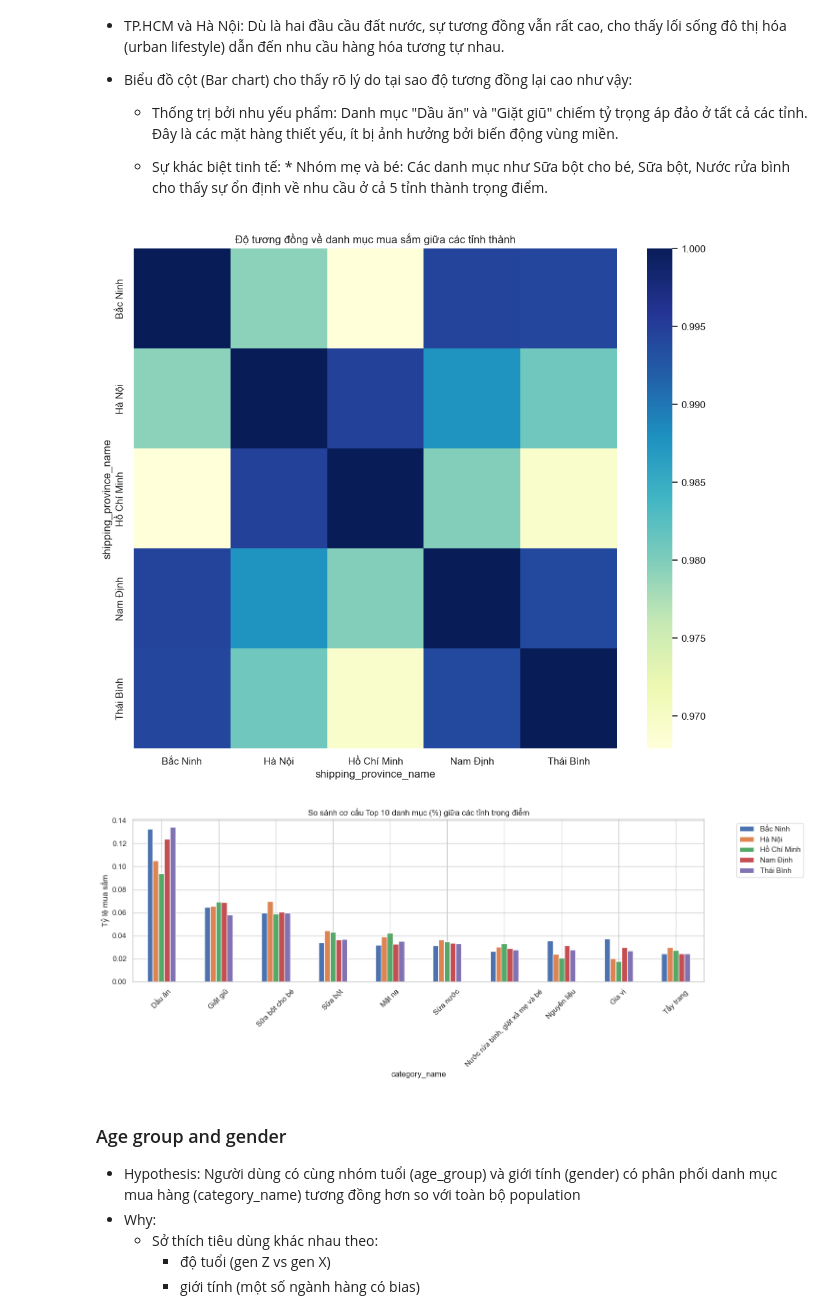
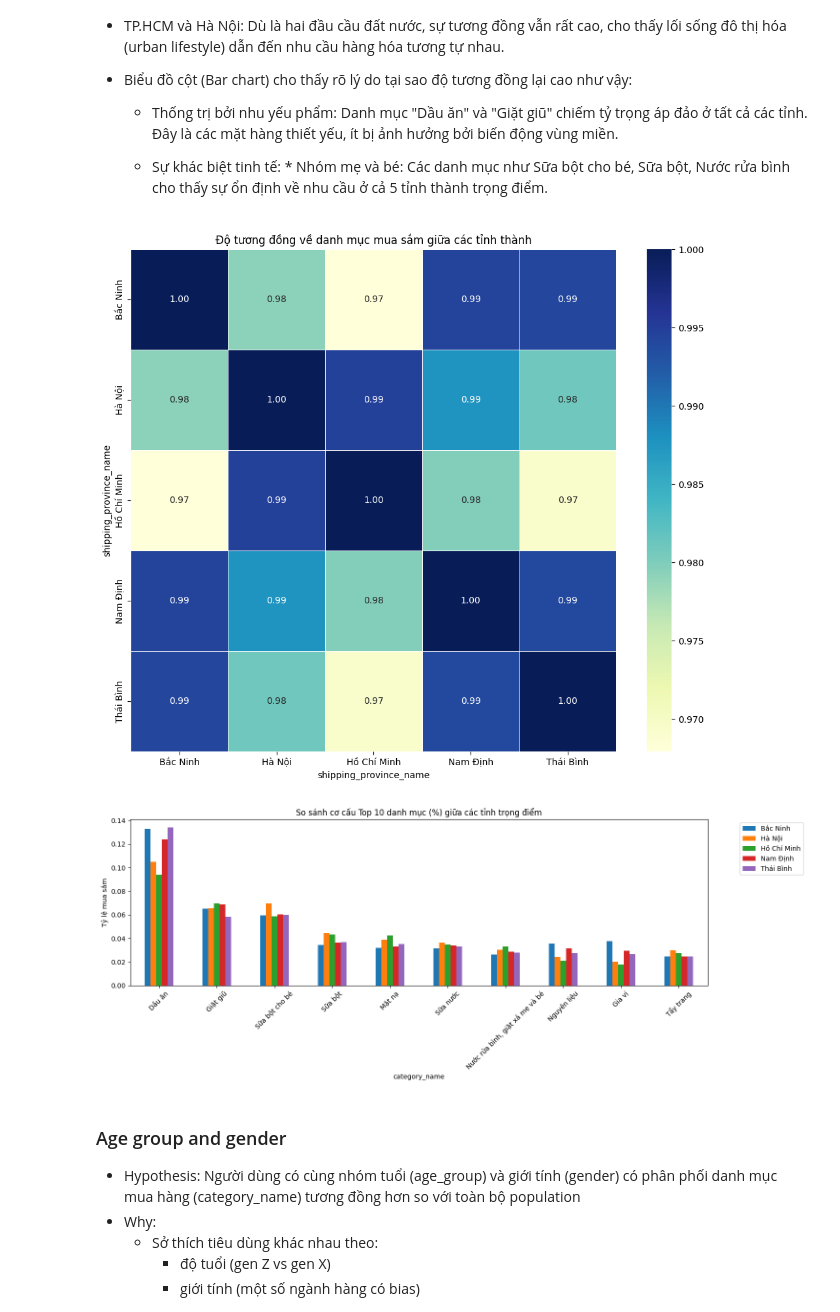
Before and after one commit to phupham14/vnshop, a Jupyter notebook: eda.ipynb, the cells around one changed output. Saved outputs shown, nothing was run; the diff lists cells and outputs as text; code cells hidden in the pictures.

```diff
--- a/eda.ipynb
+++ b/eda.ipynb
@@ -940,37 +991,43 @@ top_categories = (
     .index
 )
 
 filtered_plot_df = province_dist_pct[top_categories]
 
 # ======================
 # 7. Cosine similarity
 # ======================
 similarity_matrix = cosine_similarity(province_dist_pct.values)
 
 similarity_df = pd.DataFrame(
     similarity_matrix,
     index=province_dist_pct.index,
     columns=province_dist_pct.index
 )
 
 # ======================
 # 8. Visualization
 # ======================
 plt.figure(figsize=(12, 10))
-sns.heatmap(similarity_df, cmap='YlGnBu', annot=False)
+sns.heatmap(
+    similarity_df,
+    cmap='YlGnBu',
+    annot=True,          # hiển thị giá trị
+    fmt=".2f",           # làm tròn 2 chữ số thập phân
+    linewidths=0.5,      # cho dễ nhìn
+    linecolor='white'
+)
 plt.title('Độ tương đồng về danh mục mua sắm giữa các tỉnh thành')
 plt.show()
-
 filtered_plot_df.T.plot(kind='bar', figsize=(15, 6))
 plt.title('So sánh cơ cấu Top 10 danh mục (%) giữa các tỉnh trọng điểm')
 plt.ylabel('Tỷ lệ mua sắm')
 plt.xticks(rotation=45)
 plt.legend(bbox_to_anchor=(1.05, 1), loc='upper left')
 plt.tight_layout()
 plt.show()
 # %% [output]
-[figure, old version]
+[figure, new version]
-[figure, old version]
+[figure, new version]
 # %% [markdown]
 ### Age group and gender
 - Hypothesis: Người dùng có cùng nhóm tuổi (age_group) và giới tính (gender) có phân phối danh mục mua hàng (category_name) tương đồng hơn so với toàn bộ population
```
Also changed, not shown: parts of 32 cells of this notebook.
